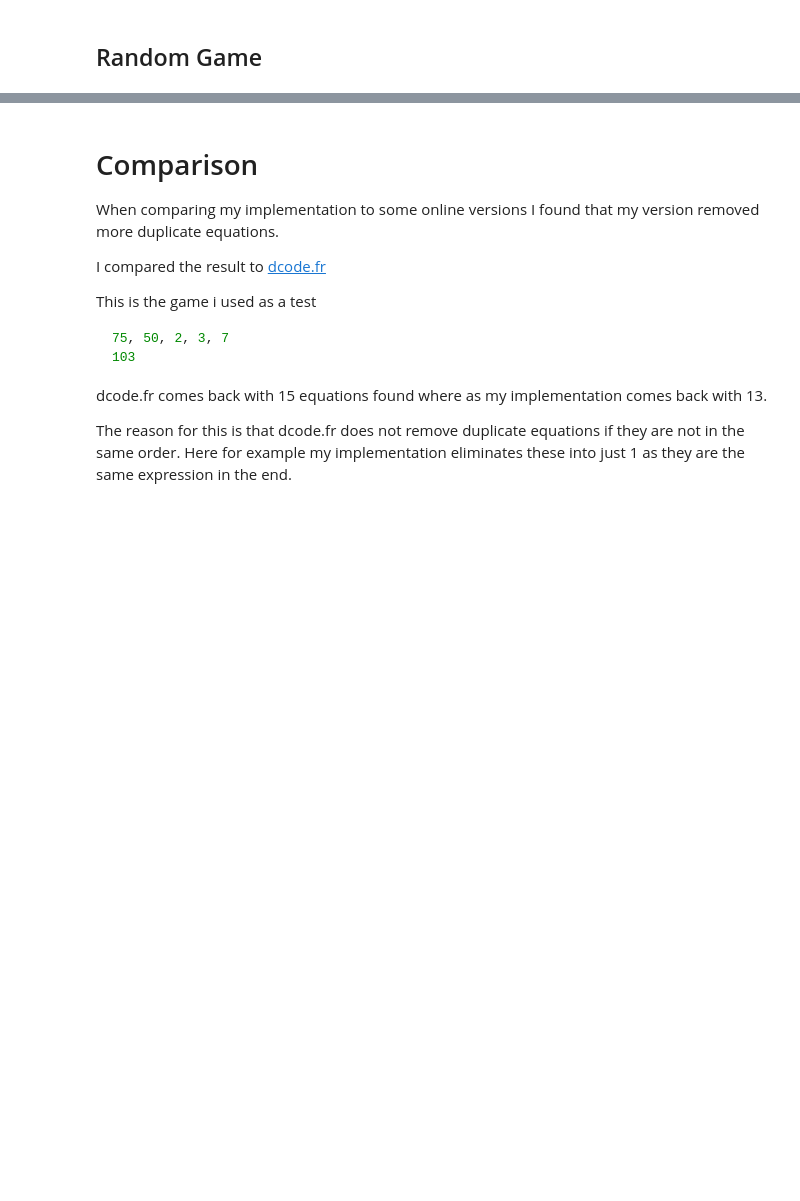
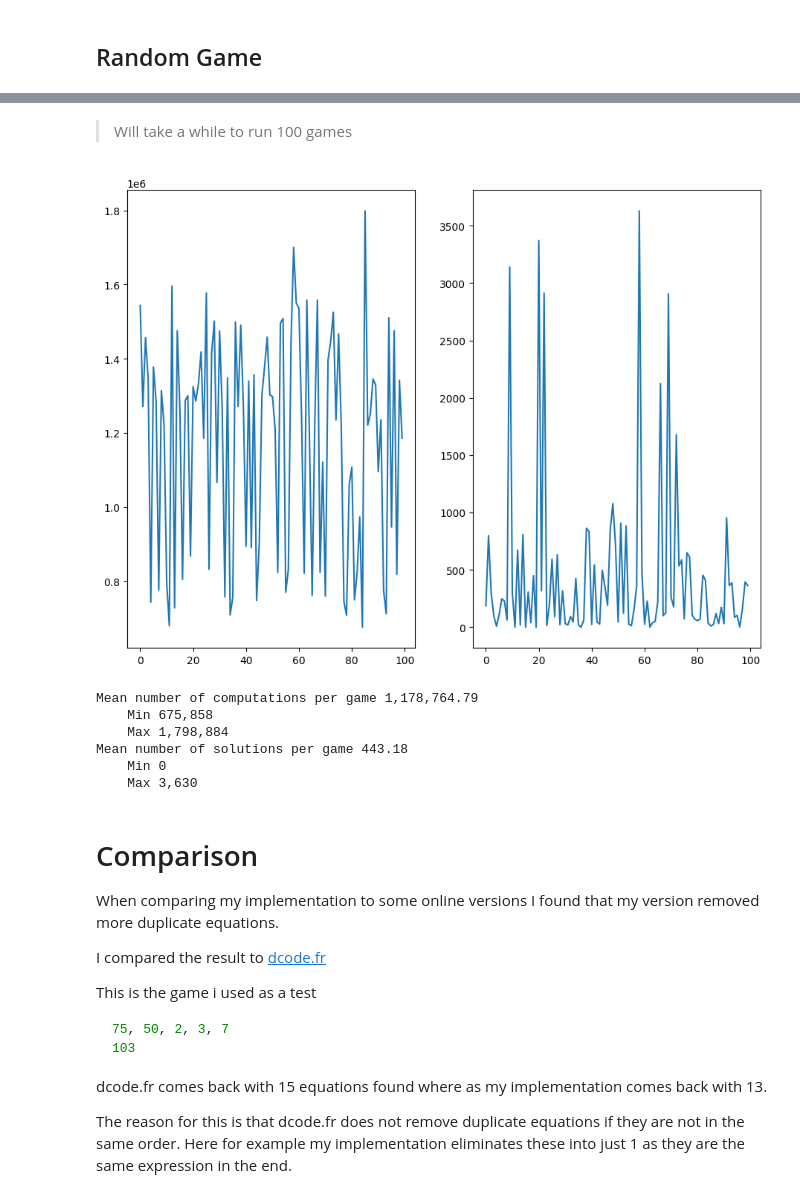
Before and after one commit to EthanConneely/ComputationalTheory, a Jupyter notebook: countdown.ipynb, the cells around one changed output, grey strips where cells are left out. Drawn from its saved outputs; the diff is of its cells as text; code cells hidden in the pictures; blank space fills up the shorter version.

Commit message:
Add visualizations

```diff
--- a/countdown.ipynb
+++ b/countdown.ipynb
@@ -254,3 +266,39 @@ Computations: 1,345,482
+# %% [markdown]
+> Will take a while to run 100 games
+# %%
+comps = []
+solutions=[]
+
+for i in range(100):
+    computation_count = 0
+    (numbers, target) = generate_game(3)
+    solutions_count=len(recursive_solve_countdown(numbers, target))
+    comps.append(computation_count)
+    solutions.append(solutions_count)
+# %%
+# create the subplot axis
+fig, (ax1, ax2) = plt.subplots(1, 2, figsize=(11, 8))
+
+# plot the images
+ax1.plot(range(len(comps)), comps)
+ax2.plot(range(len(solutions)), solutions)
+
+plt.show()
+
+print(f"Mean number of computations per game {statistics.mean(comps):,}")
+print(f"    Min {min(comps):,}")
+print(f"    Max {max(comps):,}")
+print(f"Mean number of solutions per game {statistics.mean(solutions):,}")
+print(f"    Min {min(solutions):,}")
+print(f"    Max {max(solutions):,}")
+# %% [output]
+[figure, added]
+Mean number of computations per game 1,178,764.79
+    Min 675,858
+    Max 1,798,884
+Mean number of solutions per game 443.18
+    Min 0
+    Max 3,630
 # %% [markdown]
 # Comparison
 
```
Also changed, not shown: parts of 8 cells of this notebook.
